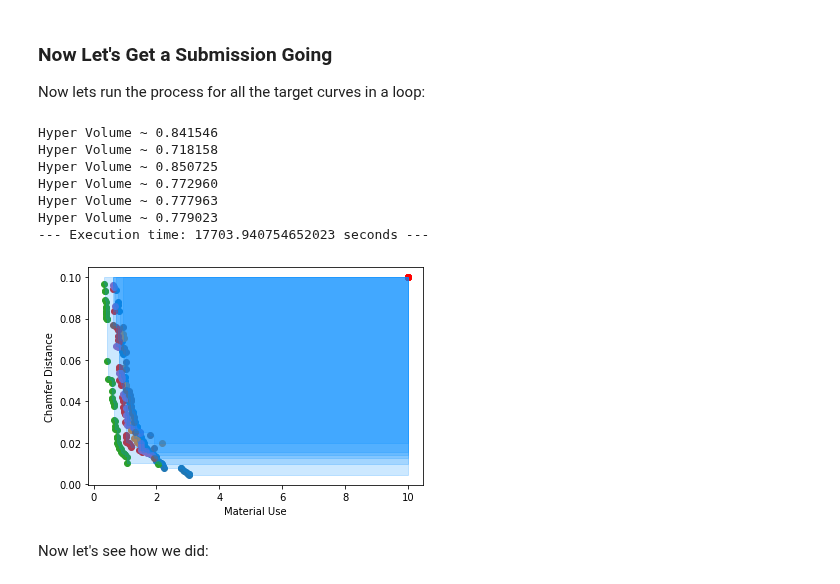
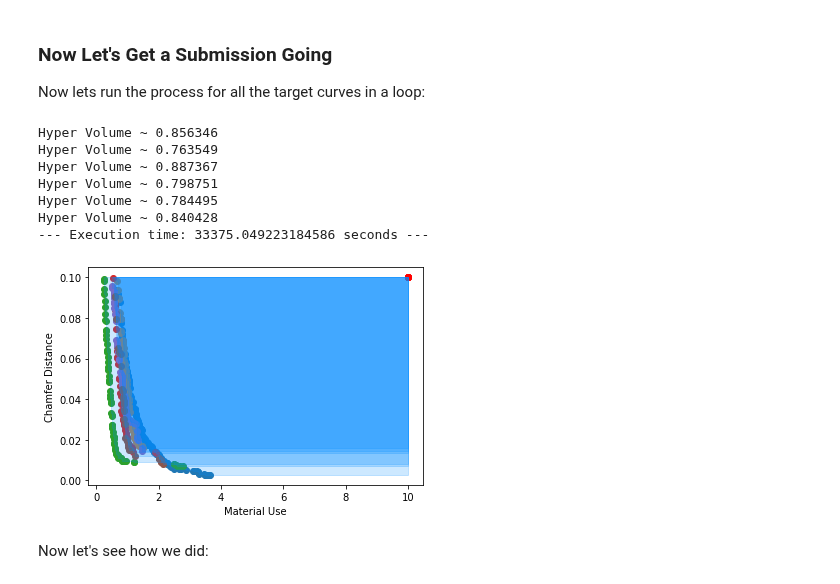
Before and after one commit to zihaofoo/2.156_MOOCP, a Jupyter notebook: zihao_lab/train_coordinates_extra_connection.ipynb, the cells around one changed output. Cells and saved outputs as stored; diff of their text form; code cells hidden in the pictures.

```diff
--- a/zihao_lab/train_coordinates_extra_connection.ipynb
+++ b/zihao_lab/train_coordinates_extra_connection.ipynb
@@ -391,8 +390,8 @@ import time
 start_time = time.time()
 
 no_of_links = 5
-population_size = 3000
-generation = 150
+population_size = 2000
+generation = 300
 
 # Initialize an empty list to store target curves
 target_curves = []
@@ -419,41 +418,41 @@ for i,target_curve in enumerate(target_curves):
         results = minimize(problem,
                            algorithm,
                            ('n_gen', generation),
                            verbose=True,
                            save_history=True,
                            seed=0+count,
                            display=best())
         if results.X is None:
             print('Did Not Find Solutions for Target ' + str(i) + '. Trying Seed ' + str(count+1+1) + '!')
             count+=1
 
 
     if results.X is None:
         print('Did Not Find Solutions for any Seed!!')
     else:
         mechanisms = []
         for x in results.X:
             target, C, x0, fixed_nodes, motor  = problem.convert_1D_to_mech(x)
             # target, C, x0, fixed_nodes, motor  = problem.fix_mechanism(target, C, x0, fixed_nodes, motor )
             mechanisms.append(to_final_representation(C,x0,fixed_nodes,motor,target))
 
         ref_point = np.array([0.1, 10])
         ind = HV(ref_point)
         hypervolume = ind(results.F)
         print('Hyper Volume ~ %f' %(hypervolume))
         plot_HV(results.F, ref_point)
 
         save_population_csv('./results/%i.csv'%i,mechanisms)
 print("--- Execution time: %s seconds ---" % (time.time() - start_time))
 # %% [output]
-Hyper Volume ~ 0.841546
-Hyper Volume ~ 0.718158
-Hyper Volume ~ 0.850725
-Hyper Volume ~ 0.772960
-Hyper Volume ~ 0.777963
-Hyper Volume ~ 0.779023
---- Execution time: 17703.940754652023 seconds ---
+Hyper Volume ~ 0.856346
+Hyper Volume ~ 0.763549
+Hyper Volume ~ 0.887367
+Hyper Volume ~ 0.798751
+Hyper Volume ~ 0.784495
+Hyper Volume ~ 0.840428
+--- Execution time: 33375.049223184586 seconds ---
-[figure, old version]
+[figure, new version]
 # %% [markdown]
 Now let's see how we did:
 # %%
```
Also changed, not shown: parts of 13 cells of this notebook, 6 other files.
